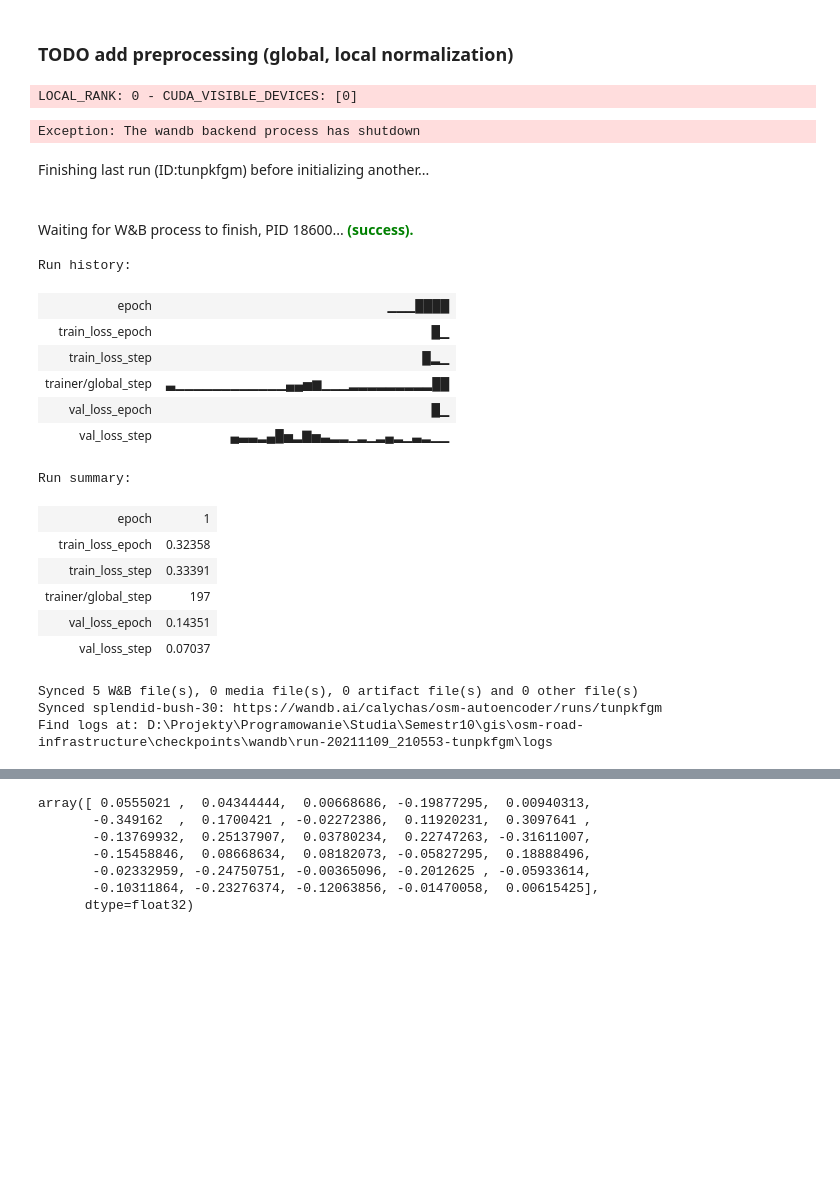
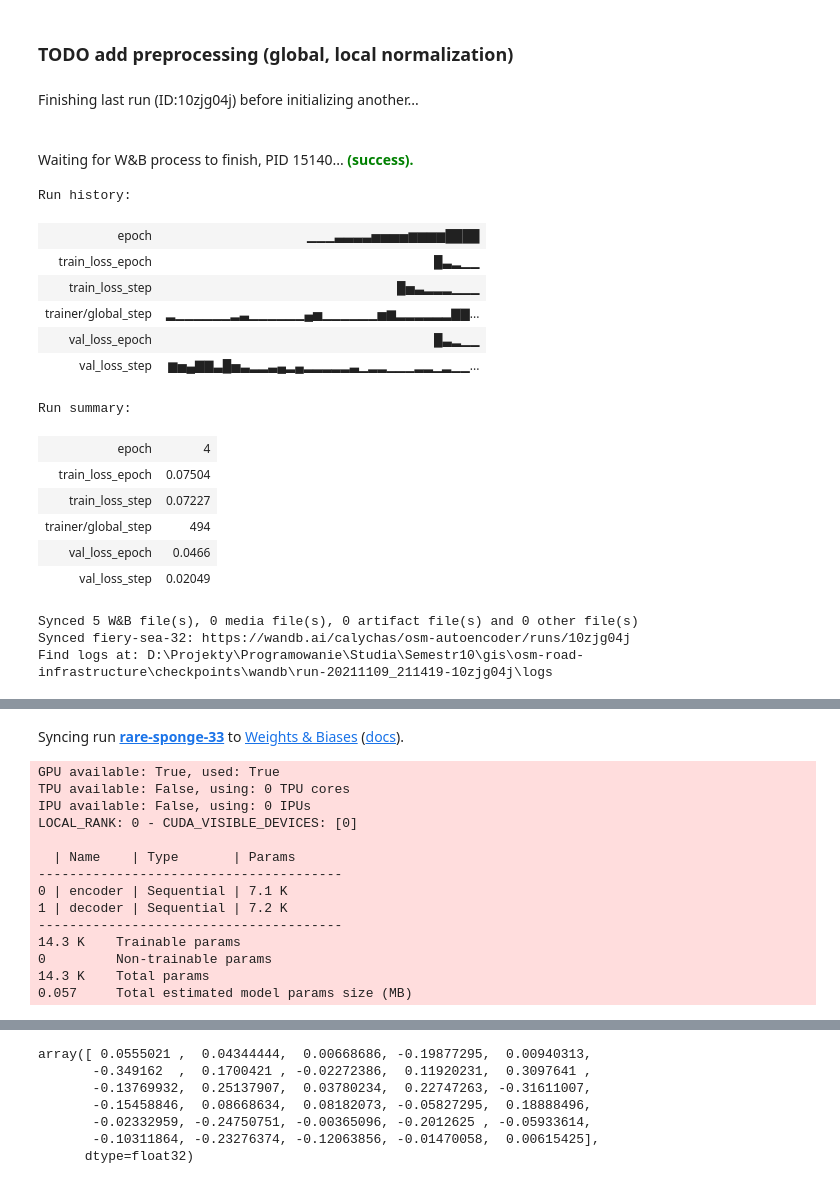
Before and after one commit to Calychas/highway2vec, a Jupyter notebook: notebooks/autoencoder.ipynb, the cells around one changed output, grey strips where cells are left out. Saved outputs shown, nothing was run; the diff lists cells and outputs as text; code cells hidden in the pictures; blank space fills up the shorter version.

```diff
--- a/notebooks/autoencoder.ipynb
+++ b/notebooks/autoencoder.ipynb
@@ -166,49 +166,37 @@ X_train_dl = DataLoader(X_train, batch_size=batch_size, shuffle=shuffle, num_wor
 X_test_dl = DataLoader(X_test, batch_size=batch_size, shuffle=False, num_workers=num_workers)
 
 n_features = X_train.shape[1]
-# %%
-trainer.test(model, dataloaders=X_test_dl)
-# %% [output]
-LOCAL_RANK: 0 - CUDA_VISIBLE_DEVICES: [0]
-Exception: The wandb backend process has shutdown
 # %%
 wandb_logger = WandbLogger()
 run = wandb.init(project="osm-autoencoder", dir=CHECKPOINTS_DIR, reinit=True)
 
 hidden_dim = 64
 code_dim = 30
 epochs = 5
 lr = 1e-3
 
 model = LitAutoEncoder(in_dim=n_features, hidden_dim=hidden_dim, code_dim=code_dim, lr=lr)
 trainer = pl.Trainer(gpus=1, max_epochs=epochs, logger=wandb_logger, default_root_dir=CHECKPOINTS_DIR)
 trainer.fit(model, train_dataloaders=X_train_dl, val_dataloaders=X_test_dl)
-# trainer.test(model, dataloaders=X_test_dl)
 
-y = model(torch.cat([X_train, X_test]))
-y_df = pd.DataFrame(y.detach().numpy()).add_prefix("x_")
-y_df.index = hex_agg.index
-
-# y_df.to_pickle()
-
-# run.finish()
+run.finish()
 # %% [output]
-Finishing last run (ID:tunpkfgm) before initializing another...
+Finishing last run (ID:10zjg04j) before initializing another...
-Waiting for W&B process to finish, PID 18600... (success).
+Waiting for W&B process to finish, PID 15140... (success).
 Run history:
-| epoch | ▁▁▁████ |
-| train_loss_epoch | █▁ |
-| train_loss_step | █▂▁ |
-| trainer/global_step | ▃▁▁▁▁▁▁▁▁▁▁▁▁▄▄▅▆▁▁▁▂▂▂▂▂▂▂▂▂██ |
-| val_loss_epoch | █▁ |
-| val_loss_step | ▄▃▃▂▄█▅▂▇▅▃▂▂▁▂▁▂▄▂▁▃▂▁▁ |
+| epoch | ▁▁▁▃▃▃▃▅▅▅▅▆▆▆▆████ |
+| train_loss_epoch | █▃▂▁▁ |
+| train_loss_step | █▅▃▂▂▂▁▁▁ |
+| trainer/global_step | ▂▁▁▁▁▁▁▂▃▁▁▁▁▁▁▄▅▁▁▁▁▁▁▅▆▂▂▂▂▂▂▇▇... |
+| val_loss_epoch | █▃▂▁▁ |
+| val_loss_step | ▆▅▄▇▇▃█▅▃▂▂▃▄▂▄▂▂▂▂▂▃▁▂▂▁▁▁▂▂▁▂▁▁... |
 Run summary:
-| epoch | 1 |
-| train_loss_epoch | 0.32358 |
-| train_loss_step | 0.33391 |
-| trainer/global_step | 197 |
-| val_loss_epoch | 0.14351 |
-| val_loss_step | 0.07037 |
+| epoch | 4 |
+| train_loss_epoch | 0.07504 |
+| train_loss_step | 0.07227 |
+| trainer/global_step | 494 |
+| val_loss_epoch | 0.0466 |
+| val_loss_step | 0.02049 |
 Synced 5 W&B file(s), 0 media file(s), 0 artifact file(s) and 0 other file(s)
-Synced splendid-bush-30: https://wandb.ai/calychas/osm-autoencoder/runs/tunpkfgm
-Find logs at: D:\Projekty\Programowanie\Studia\Semestr10\gis\osm-road-infrastructure\checkpoints\wandb\run-20211109_210553-tunpkfgm\logs
+Synced fiery-sea-32: https://wandb.ai/calychas/osm-autoencoder/runs/10zjg04j
+Find logs at: D:\Projekty\Programowanie\Studia\Semestr10\gis\osm-road-infrastructure\checkpoints\wandb\run-20211109_211419-10zjg04j\logs
@@ -215,0 +204,15 @@ Successfully finished last run (ID:tunpkfgm). Initializing new run:
+Syncing run rare-sponge-33 to Weights & Biases (docs).
+GPU available: True, used: True
+TPU available: False, using: 0 TPU cores
+IPU available: False, using: 0 IPUs
+LOCAL_RANK: 0 - CUDA_VISIBLE_DEVICES: [0]
+
+  | Name    | Type       | Params
+---------------------------------------
+0 | encoder | Sequential | 7.1 K
+1 | decoder | Sequential | 7.2 K
+---------------------------------------
+14.3 K    Trainable params
+0         Non-trainable params
+14.3 K    Total params
+0.057     Total estimated model params size (MB)
```
Also changed, not shown: parts of 8 cells of this notebook, 3 other files.
